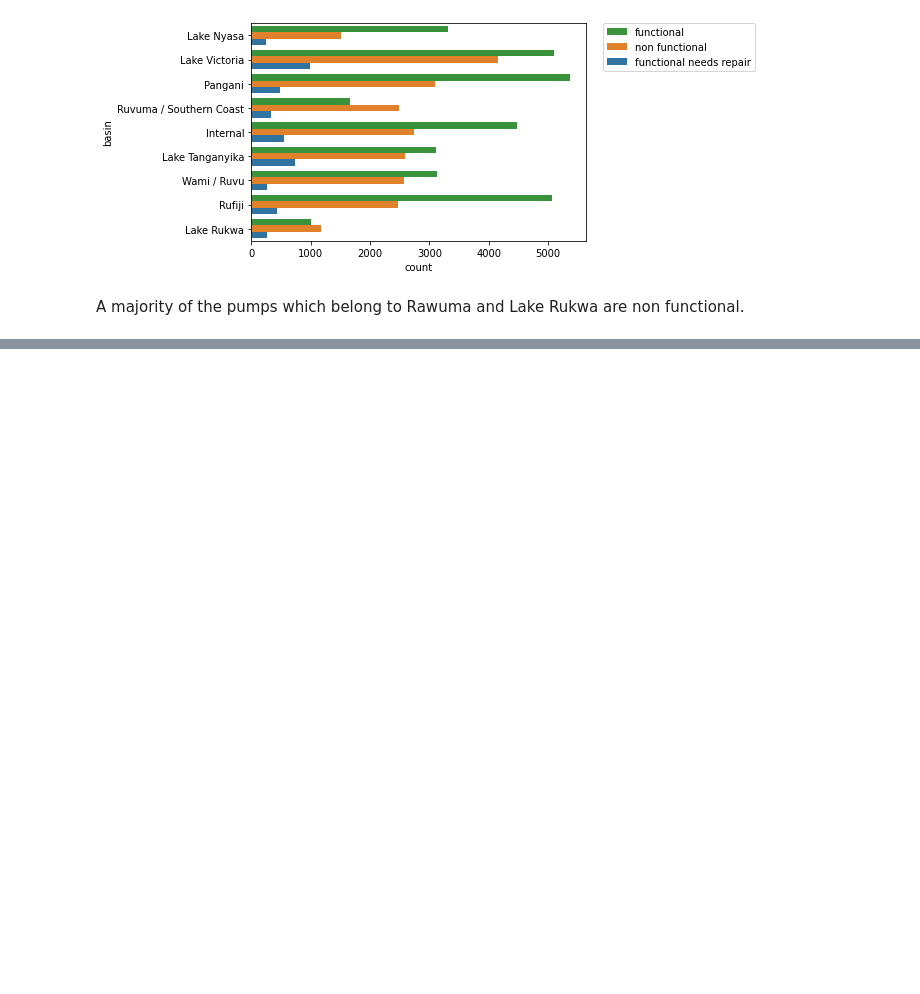
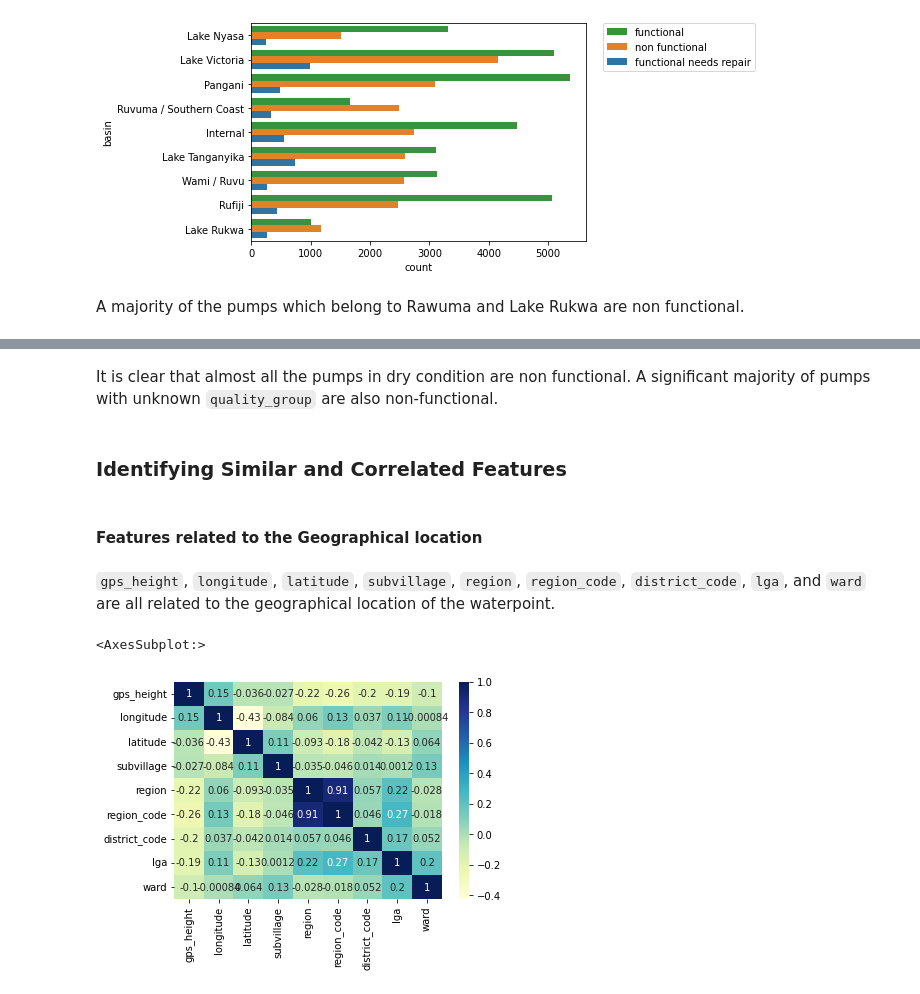
Before and after one commit to ThumulaPerera/Pump-it-up, a Jupyter notebook: notebooks/EDA.ipynb, the cells around one changed output, grey strips where cells are left out. Cells and saved outputs as stored; diff of their text form; code cells hidden in the pictures; blank space fills up the shorter version.

```diff
--- a/notebooks/EDA.ipynb
+++ b/notebooks/EDA.ipynb
@@ -172,0 +194,29 @@ A majority of the pumps which belong to Rawuma and Lake Rukwa are non functional
+# %% [markdown]
+It is clear that almost all the pumps in dry condition are non functional. A significant majority of pumps with unknown `quality_group` are also non-functional.
+# %% [markdown]
+### Identifying Similar and Correlated Features
+# %% [markdown]
+#### Features related to the Geographical location
+# %% [markdown]
+`gps_height`, `longitude`, `latitude`, `subvillage`, `region`, `region_code`, `district_code`, `lga`, and `ward` are all related to the geographical location of the waterpoint.
+# %%
+num_geographic_features = ['gps_height',
+                       'longitude',
+                       'latitude']
+
+cat_geographic_features = ['subvillage',
+                       'region',
+                       'region_code',
+                       'district_code',
+                       'lga',
+                       'ward']
+
+num_geo_X = X[num_geographic_features]
+cat_geo_X = X[cat_geographic_features].apply(lambda x: x.factorize()[0]) # get numeric representation of categorical values
+
+geo_X = num_geo_X.merge(cat_geo_X, left_index=True, right_index=True)
+
+sns.heatmap(geo_X.corr(), cmap="YlGnBu", annot=True)
+# %% [output]
+<AxesSubplot:>
+[figure, added]
```
Also changed, not shown: parts of 58 cells of this notebook.
